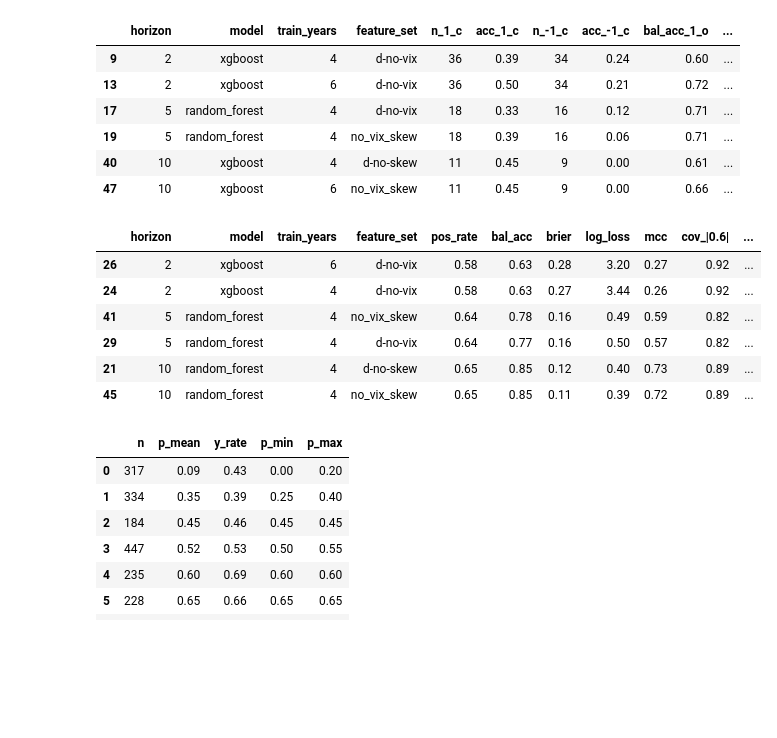
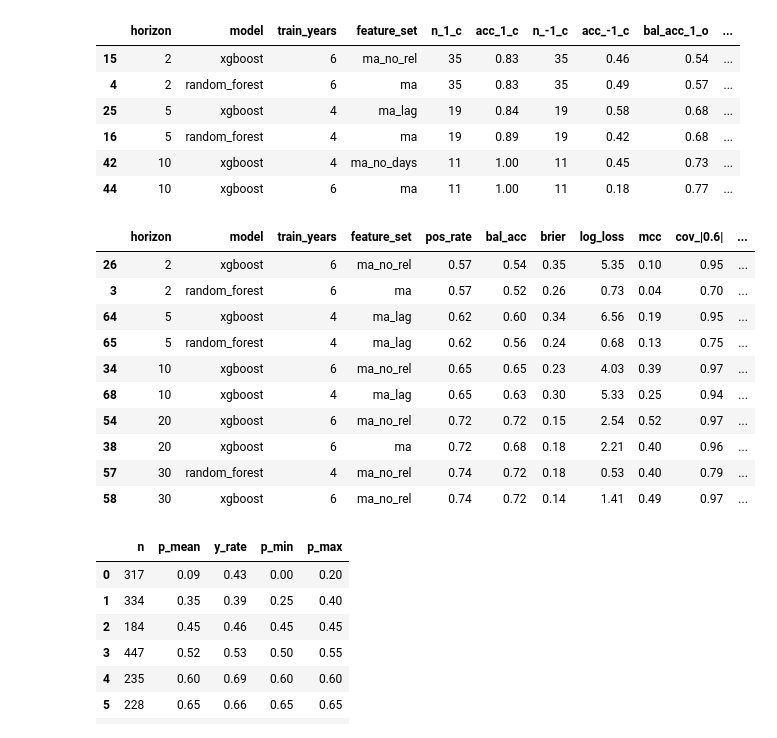
Before and after one commit to bchase17/Fracturion, a Jupyter notebook: Intraday_Model_Pipeline/performance_assessment.ipynb, the cells around one changed output. Saved outputs shown, nothing was run; the diff lists cells and outputs as text; code cells hidden in the pictures; blank space fills up the shorter version.

```diff
--- a/Intraday_Model_Pipeline/performance_assessment.ipynb
+++ b/Intraday_Model_Pipeline/performance_assessment.ipynb
@@ -5,10 +5,10 @@ import importlib
 importlib.reload(min_features)
 importlib.reload(daily_return)
 
-perf_df = pd.read_csv("daily_w_prob_new.csv")
+perf_df = pd.read_csv("newest_training.csv")
 perf_df['Date'] = perf_df['test_start']
 returns = [1, 2, 3, 5, 10]
-df_daily = daily_return.pull_daily('QQQ', returns)
+df_daily, feats = daily_return.pull_daily('QQQ', returns)
 return_cols = df_daily.columns[df_daily.columns.str.contains("Return_")].to_list()
 df_returns = df_daily[['Date'] + return_cols][(df_daily['Date'] < '2025-12-20') & (df_daily['Date'] > '2025-01-01')].copy()
 # %%
@@ -166,7 +166,6 @@ def flip_bucket_tables_multi_dual(
     all_out = pd.concat(by_r.values(), ignore_index=True)
     return by_r, all_out
 
-
 # ---- usage ----
 returns = [2, 5, 10]
 by_r, all_out = flip_bucket_tables_multi_dual(
@@ -194,12 +193,12 @@ top_by_horizon = (
 top_by_horizon[perf_columns].round(2)
 # %% [output]
 |  | horizon | model | train_years | feature_set | n_1_c | acc_1_c | n_-1_c | acc_-1_c | bal_acc_1_o | ... |
-| 9 | 2 | xgboost | 4 | d-no-vix | 36 | 0.39 | 34 | 0.24 | 0.60 | ... |
-| 13 | 2 | xgboost | 6 | d-no-vix | 36 | 0.50 | 34 | 0.21 | 0.72 | ... |
-| 17 | 5 | random_forest | 4 | d-no-vix | 18 | 0.33 | 16 | 0.12 | 0.71 | ... |
-| 19 | 5 | random_forest | 4 | no_vix_skew | 18 | 0.39 | 16 | 0.06 | 0.71 | ... |
-| 40 | 10 | xgboost | 4 | d-no-skew | 11 | 0.45 | 9 | 0.00 | 0.61 | ... |
-| 47 | 10 | xgboost | 6 | no_vix_skew | 11 | 0.45 | 9 | 0.00 | 0.66 | ... |
+| 15 | 2 | xgboost | 6 | ma_no_rel | 35 | 0.83 | 35 | 0.46 | 0.54 | ... |
+| 4 | 2 | random_forest | 6 | ma | 35 | 0.83 | 35 | 0.49 | 0.57 | ... |
+| 25 | 5 | xgboost | 4 | ma_lag | 19 | 0.84 | 19 | 0.58 | 0.68 | ... |
+| 16 | 5 | random_forest | 4 | ma | 19 | 0.89 | 19 | 0.42 | 0.68 | ... |
+| 42 | 10 | xgboost | 4 | ma_no_days | 11 | 1.00 | 11 | 0.45 | 0.73 | ... |
+| 44 | 10 | xgboost | 6 | ma | 11 | 1.00 | 11 | 0.18 | 0.77 | ... |
 # %%
 import numpy as np
 import pandas as pd
@@ -245,39 +244,44 @@ def _metrics(g: pd.DataFrame) -> pd.Series:
     return pd.Series({
         "pos_rate": float(y.mean()),
         "bal_acc": float(bal_acc) if not np.isnan(bal_acc) else np.nan,
         "brier": float(brier),
         "log_loss": float(ll),
         "mcc": float(mcc) if not np.isnan(mcc) else np.nan,
         "cov_|0.6|": cov,
         "acc_|0.6|": acc_conf,
     })
 
 metrics_df = (
     perf_df
     .dropna(subset=[y_col, p_col])
     .groupby(gcols, sort=False)
     .apply(_metrics, include_groups=False)
     .reset_index()
     .sort_values(["horizon", "mcc", "brier"], ascending=[True, False, True])
 )
 
 # top per horizon (ranked by MCC desc, then Brier asc)
 top_by_horizon = (
     metrics_df
     .sort_values(["horizon", "bal_acc", "mcc", "brier"], ascending=[True, False, False, True])
     .groupby("horizon", as_index=False, sort=False)
     .head(2)
 )
 
+top_by_horizon[['horizon', 'feature_set']].to_csv('top_performers.csv', index=False)
 top_by_horizon.round(2)
 # %% [output]
 |  | horizon | model | train_years | feature_set | pos_rate | bal_acc | brier | log_loss | mcc | cov_|0.6| | ... |
-| 26 | 2 | xgboost | 6 | d-no-vix | 0.58 | 0.63 | 0.28 | 3.20 | 0.27 | 0.92 | ... |
-| 24 | 2 | xgboost | 4 | d-no-vix | 0.58 | 0.63 | 0.27 | 3.44 | 0.26 | 0.92 | ... |
-| 41 | 5 | random_forest | 4 | no_vix_skew | 0.64 | 0.78 | 0.16 | 0.49 | 0.59 | 0.82 | ... |
-| 29 | 5 | random_forest | 4 | d-no-vix | 0.64 | 0.77 | 0.16 | 0.50 | 0.57 | 0.82 | ... |
-| 21 | 10 | random_forest | 4 | d-no-skew | 0.65 | 0.85 | 0.12 | 0.40 | 0.73 | 0.89 | ... |
-| 45 | 10 | random_forest | 4 | no_vix_skew | 0.65 | 0.85 | 0.11 | 0.39 | 0.72 | 0.89 | ... |
+| 26 | 2 | xgboost | 6 | ma_no_rel | 0.57 | 0.54 | 0.35 | 5.35 | 0.10 | 0.95 | ... |
+| 3 | 2 | random_forest | 6 | ma | 0.57 | 0.52 | 0.26 | 0.73 | 0.04 | 0.70 | ... |
+| 64 | 5 | xgboost | 4 | ma_lag | 0.62 | 0.60 | 0.34 | 6.56 | 0.19 | 0.95 | ... |
+| 65 | 5 | random_forest | 4 | ma_lag | 0.62 | 0.56 | 0.24 | 0.68 | 0.13 | 0.75 | ... |
+| 34 | 10 | xgboost | 6 | ma_no_rel | 0.65 | 0.65 | 0.23 | 4.03 | 0.39 | 0.97 | ... |
+| 68 | 10 | xgboost | 4 | ma_lag | 0.65 | 0.63 | 0.30 | 5.33 | 0.25 | 0.94 | ... |
+| 54 | 20 | xgboost | 6 | ma_no_rel | 0.72 | 0.72 | 0.15 | 2.54 | 0.52 | 0.97 | ... |
+| 38 | 20 | xgboost | 6 | ma | 0.72 | 0.68 | 0.18 | 2.21 | 0.40 | 0.96 | ... |
+| 57 | 30 | random_forest | 4 | ma_no_rel | 0.74 | 0.72 | 0.18 | 0.53 | 0.40 | 0.79 | ... |
+| 58 | 30 | xgboost | 6 | ma_no_rel | 0.74 | 0.72 | 0.14 | 1.41 | 0.49 | 0.97 | ... |
 # %%
 def calibration_table(g, n_bins=8):
     y = g[y_col].astype(int).to_numpy()
```
Also changed, not shown: 5 other files.
